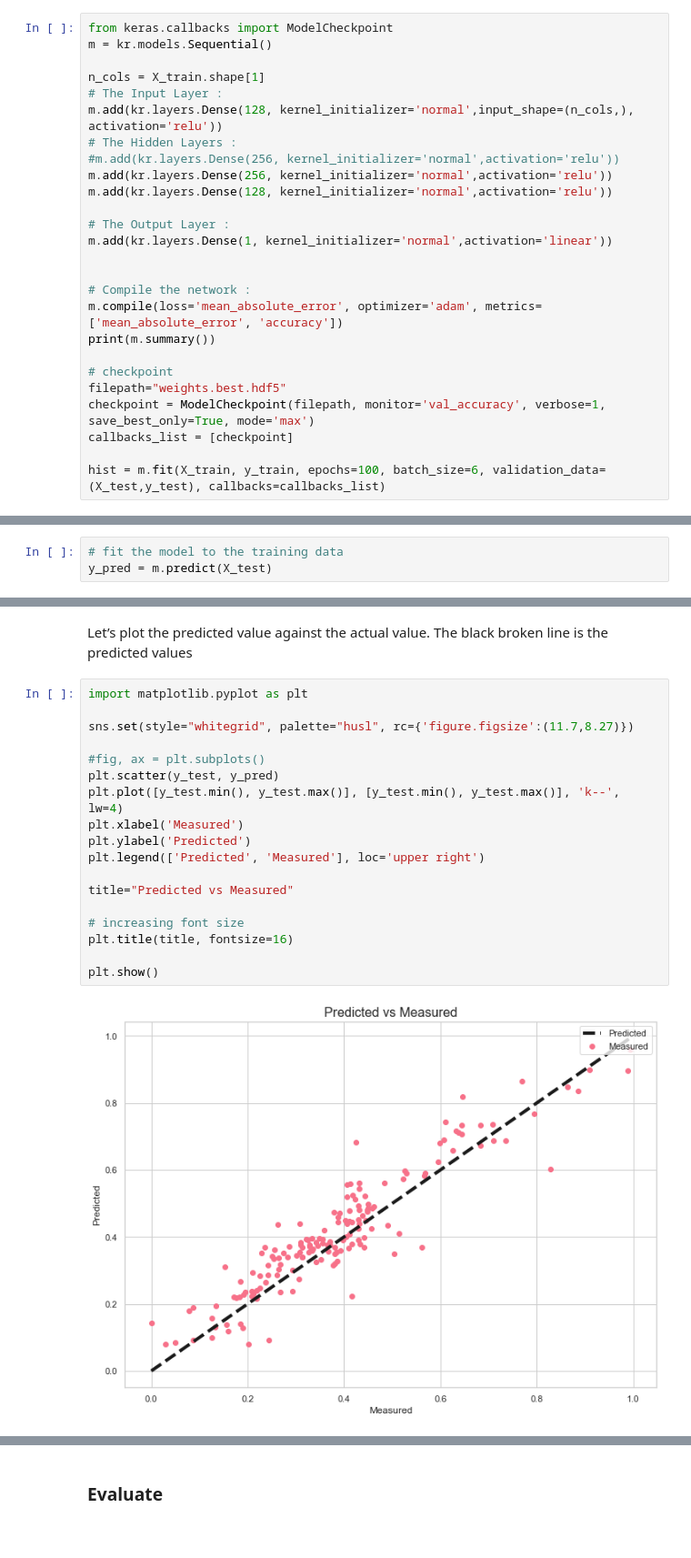
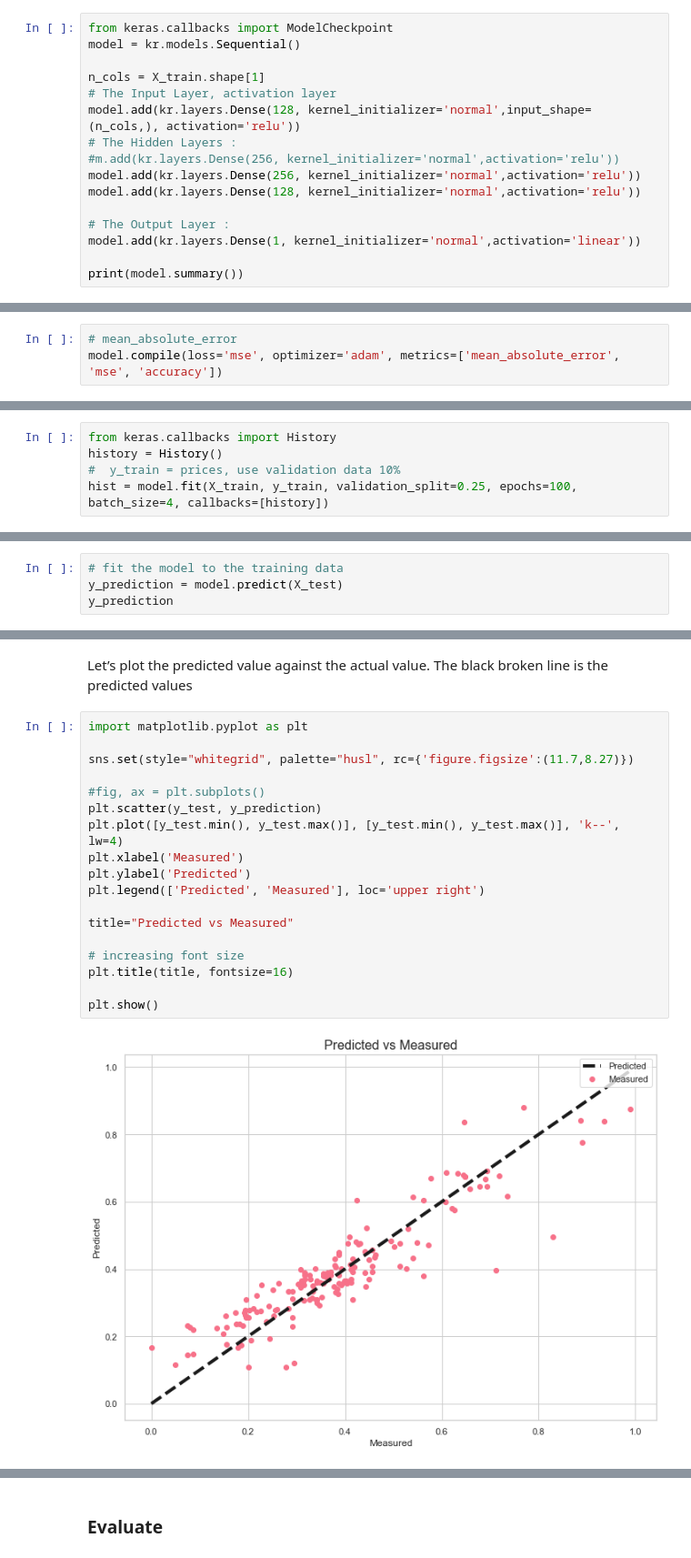
Before and after one commit to RitRa/MachineLearning-project, a Jupyter notebook: Machine Learning and Statistics Project 2019.ipynb, the cells around one changed output, grey strips where cells are left out. Shown at 91% size. Cells and saved outputs as stored; diff of their text form.

Commit message:
updating prediction model

```diff
--- a/Machine Learning and Statistics Project 2019.ipynb
+++ b/Machine Learning and Statistics Project 2019.ipynb
@@ -451,29 +476,19 @@ As this a regression problem, the loss function we use is mean squared error and
 # %%
 from keras.callbacks import ModelCheckpoint
-m = kr.models.Sequential()
+model = kr.models.Sequential()
 
 n_cols = X_train.shape[1]
-# The Input Layer :
-m.add(kr.layers.Dense(128, kernel_initializer='normal',input_shape=(n_cols,), activation='relu'))
+# The Input Layer, activation layer
+model.add(kr.layers.Dense(128, kernel_initializer='normal',input_shape=(n_cols,), activation='relu'))
 # The Hidden Layers :
 #m.add(kr.layers.Dense(256, kernel_initializer='normal',activation='relu'))
-m.add(kr.layers.Dense(256, kernel_initializer='normal',activation='relu'))
-m.add(kr.layers.Dense(128, kernel_initializer='normal',activation='relu'))
+model.add(kr.layers.Dense(256, kernel_initializer='normal',activation='relu'))
+model.add(kr.layers.Dense(128, kernel_initializer='normal',activation='relu'))
 
 # The Output Layer :
-m.add(kr.layers.Dense(1, kernel_initializer='normal',activation='linear'))
+model.add(kr.layers.Dense(1, kernel_initializer='normal',activation='linear'))
 
-
-# Compile the network :
-m.compile(loss='mean_absolute_error', optimizer='adam', metrics=['mean_absolute_error', 'accuracy'])
-print(m.summary())
-
-# checkpoint
-filepath="weights.best.hdf5"
-checkpoint = ModelCheckpoint(filepath, monitor='val_accuracy', verbose=1, save_best_only=True, mode='max')
-callbacks_list = [checkpoint]
-
-hist = m.fit(X_train, y_train, epochs=100, batch_size=6, validation_data=(X_test,y_test), callbacks=callbacks_list)
+print(model.summary())
 # %% [output]
 Model: "sequential_2"
 _________________________________________________________________
@@ -541,0 +512,3 @@ Test Accuracy: 0.006172839552164078
+# %%
+# mean_absolute_error
+model.compile(loss='mse', optimizer='adam', metrics=['mean_absolute_error', 'mse', 'accuracy'])
@@ -541,0 +517,5 @@ Test Accuracy: 0.006172839552164078
+# %%
+from keras.callbacks import History
+history = History()
+#  y_train = prices, use validation data 10%
+hist = model.fit(X_train, y_train, validation_split=0.25, epochs=100, batch_size=4, callbacks=[history])
@@ -618,3 +680,4 @@ test loss, test acc: [0.05881115233088717, 0.05881115421652794, 0.00617283955216
 # %%
 # fit the model to the training data
-y_pred = m.predict(X_test)
+y_prediction = model.predict(X_test)
+y_prediction
@@ -623,21 +704,21 @@ Let’s plot the predicted value against the actual value. The black broken line
 # %%
 import matplotlib.pyplot as plt
 
 sns.set(style="whitegrid", palette="husl", rc={'figure.figsize':(11.7,8.27)})
 
 #fig, ax = plt.subplots()
-plt.scatter(y_test, y_pred)
+plt.scatter(y_test, y_prediction)
 plt.plot([y_test.min(), y_test.max()], [y_test.min(), y_test.max()], 'k--', lw=4)
 plt.xlabel('Measured')
 plt.ylabel('Predicted')
 plt.legend(['Predicted', 'Measured'], loc='upper right')
 
 title="Predicted vs Measured"
 
 # increasing font size
 plt.title(title, fontsize=16)
 
 plt.show()
 # %% [output]
-[figure, old version]
+[figure, new version]
 # %%
```
Also changed, not shown: parts of 34 cells of this notebook, 27 other files.
